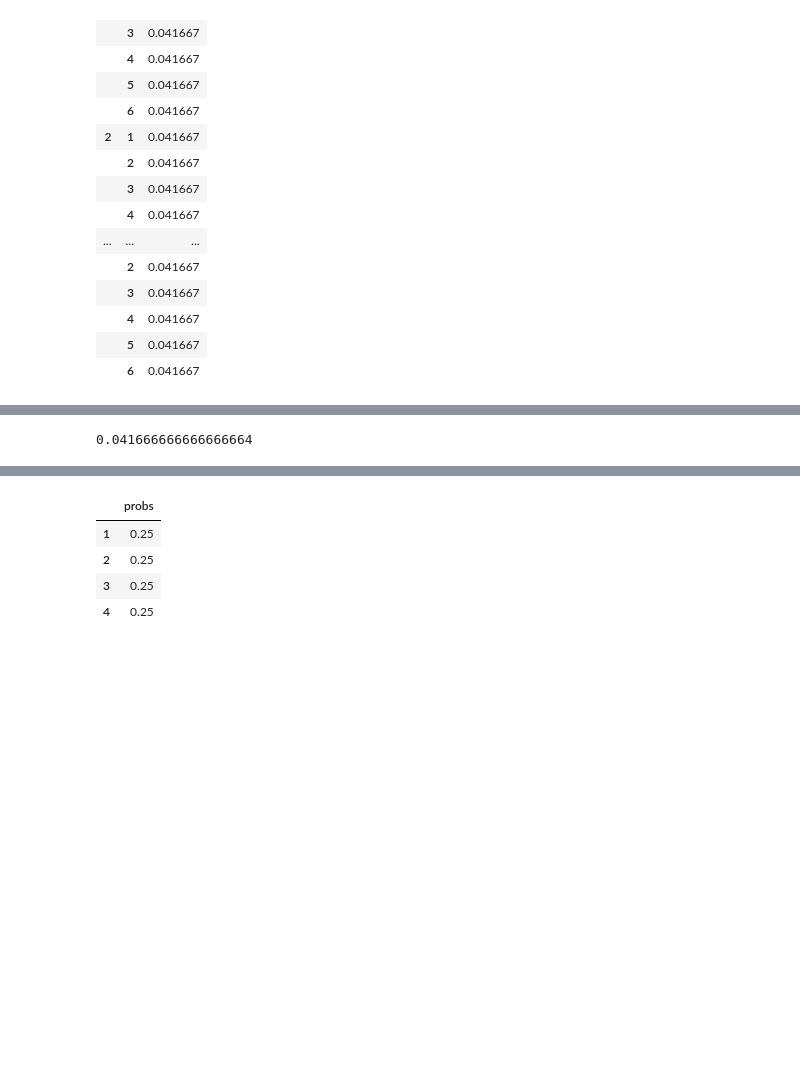
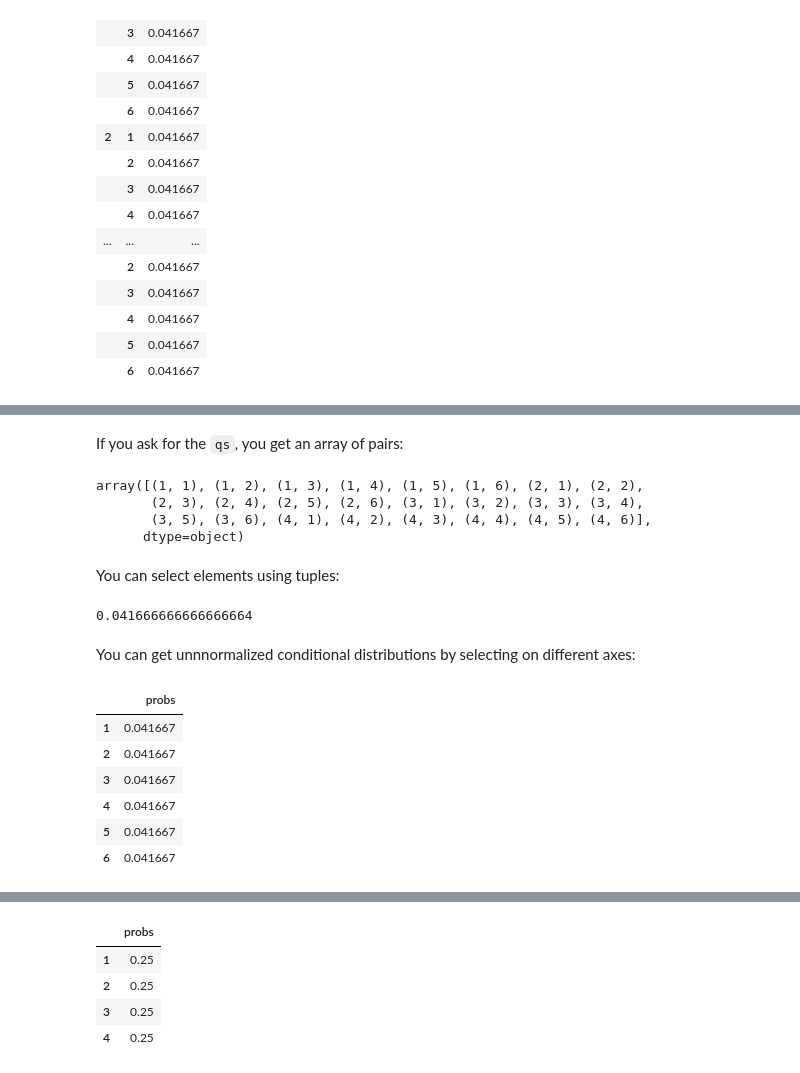
Before and after one commit to AllenDowney/empiricaldist, a Jupyter notebook: empyrical_dist/pmf.ipynb, the cells around one changed output, grey strips where cells are left out. Saved outputs shown, nothing was run; the diff lists cells and outputs as text; code cells hidden in the pictures; blank space fills up the shorter version.

```diff
--- a/empyrical_dist/pmf.ipynb
+++ b/empyrical_dist/pmf.ipynb
@@ -432,4 +643,27 @@ joint
+# %% [markdown]
+If you ask for the `qs`, you get an array of pairs:
+# %%
+joint.qs
+# %% [output]
+array([(1, 1), (1, 2), (1, 3), (1, 4), (1, 5), (1, 6), (2, 1), (2, 2),
+       (2, 3), (2, 4), (2, 5), (2, 6), (3, 1), (3, 2), (3, 3), (3, 4),
+       (3, 5), (3, 6), (4, 1), (4, 2), (4, 3), (4, 4), (4, 5), (4, 6)],
+      dtype=object)
+# %% [markdown]
+You can select elements using tuples:
 # %%
 joint[1,1]
 # %% [output]
 0.041666666666666664
+# %% [markdown]
+You can get unnnormalized conditional distributions by selecting on different axes:
+# %%
+Pmf(joint[1])
+# %% [output]
+|  | probs |
+| 1 | 0.041667 |
+| 2 | 0.041667 |
+| 3 | 0.041667 |
+| 4 | 0.041667 |
+| 5 | 0.041667 |
+| 6 | 0.041667 |
```
Also changed, not shown: parts of 121 cells of this notebook, 3 other files.
